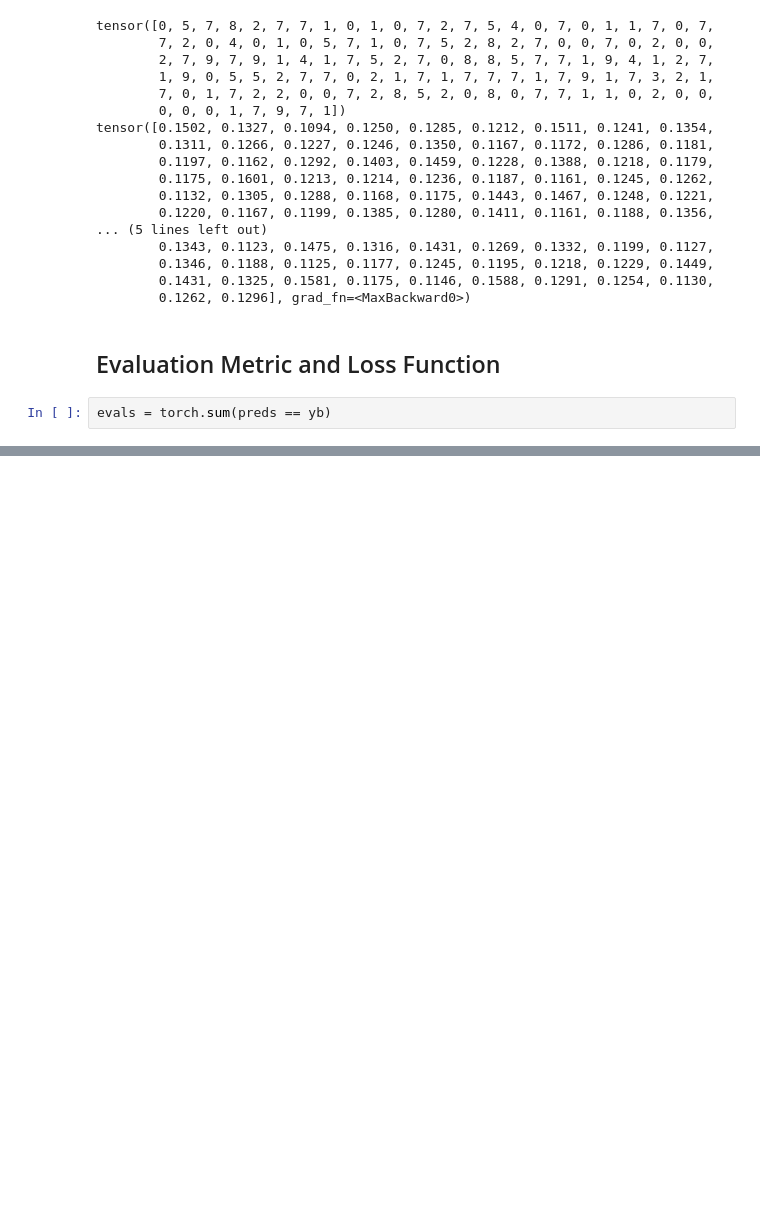
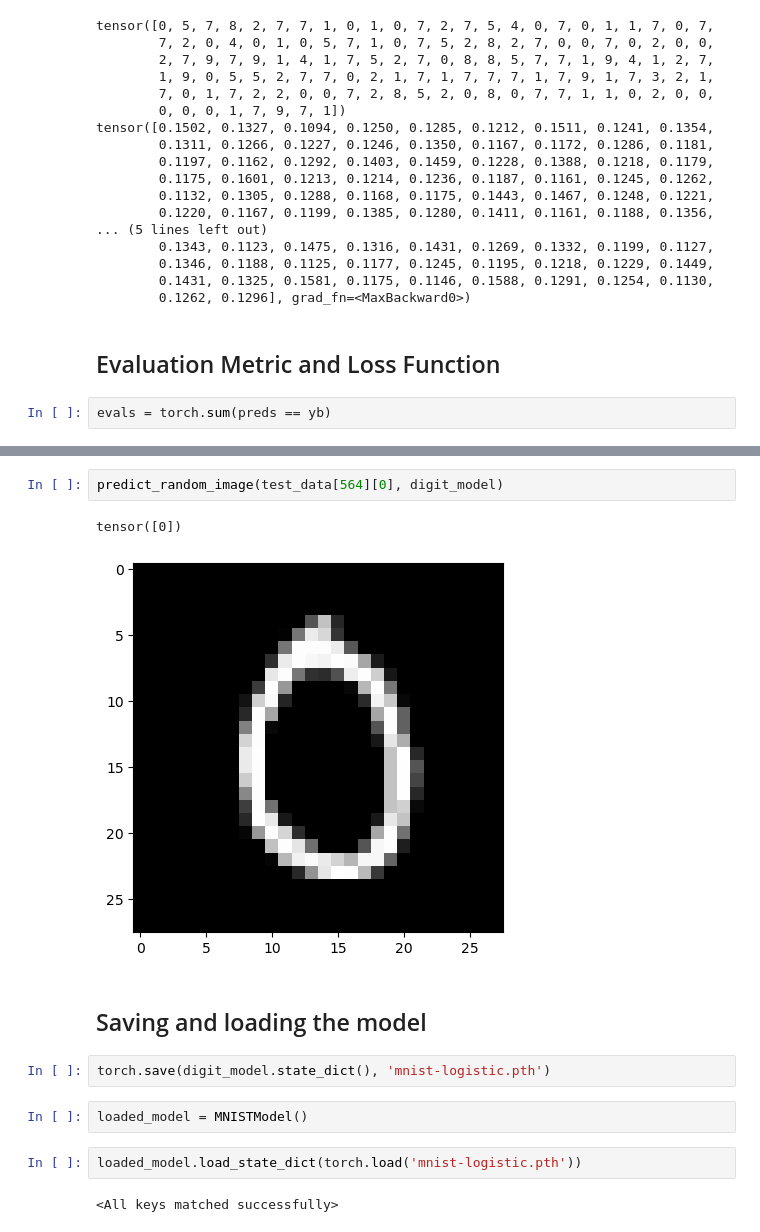
Before and after one commit to KashishChanana/PyTorch, a Jupyter notebook: logistic_regression.ipynb, the cells around one changed output, grey strips where cells are left out. Drawn from its saved outputs; the diff is of its cells as text; blank space fills up the shorter version.

```diff
--- a/logistic_regression.ipynb
+++ b/logistic_regression.ipynb
@@ -283,0 +384,15 @@ As you might expect, PyTorch provides an efficient and tensor-friendly implement
+# %%
+predict_random_image(test_data[564][0], digit_model)
+# %% [output]
+tensor([0])
+[figure, added]
+# %% [markdown]
+## Saving and loading the model
+# %%
+torch.save(digit_model.state_dict(), 'mnist-logistic.pth')
+# %%
+loaded_model = MNISTModel()
+# %%
+loaded_model.load_state_dict(torch.load('mnist-logistic.pth'))
+# %% [output]
+<All keys matched successfully>
```
Also changed, not shown: parts of 18 cells of this notebook.
